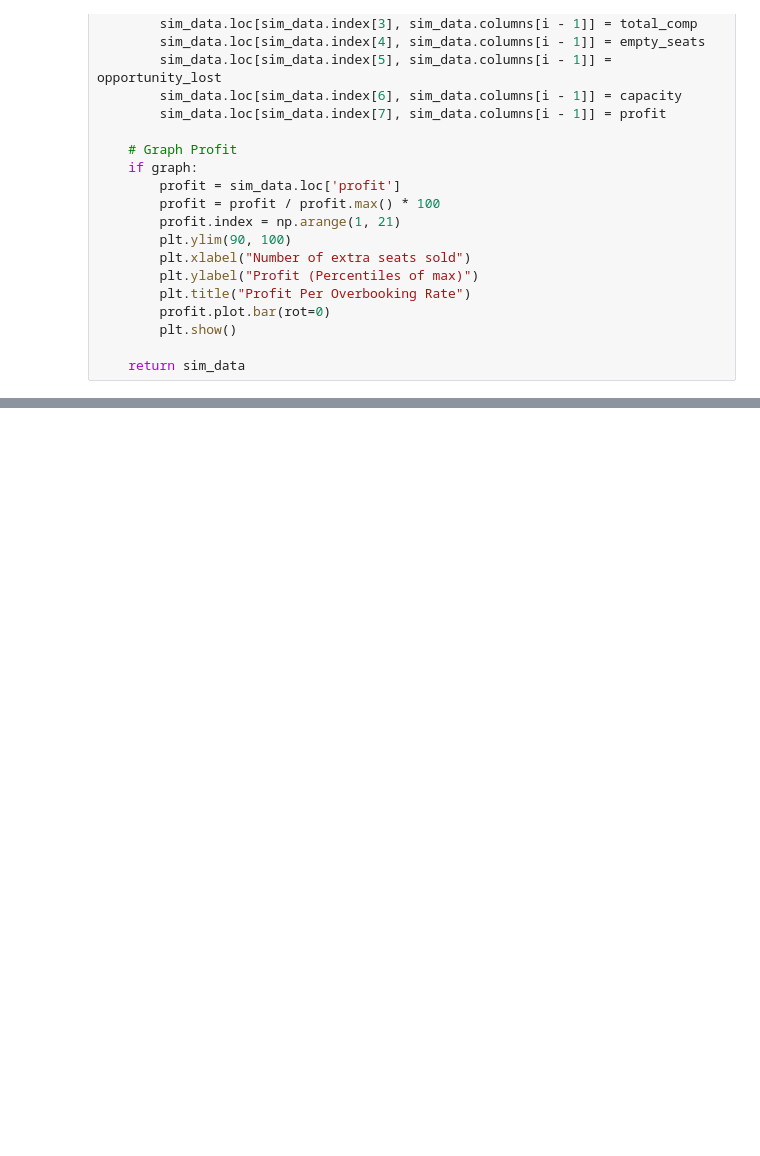
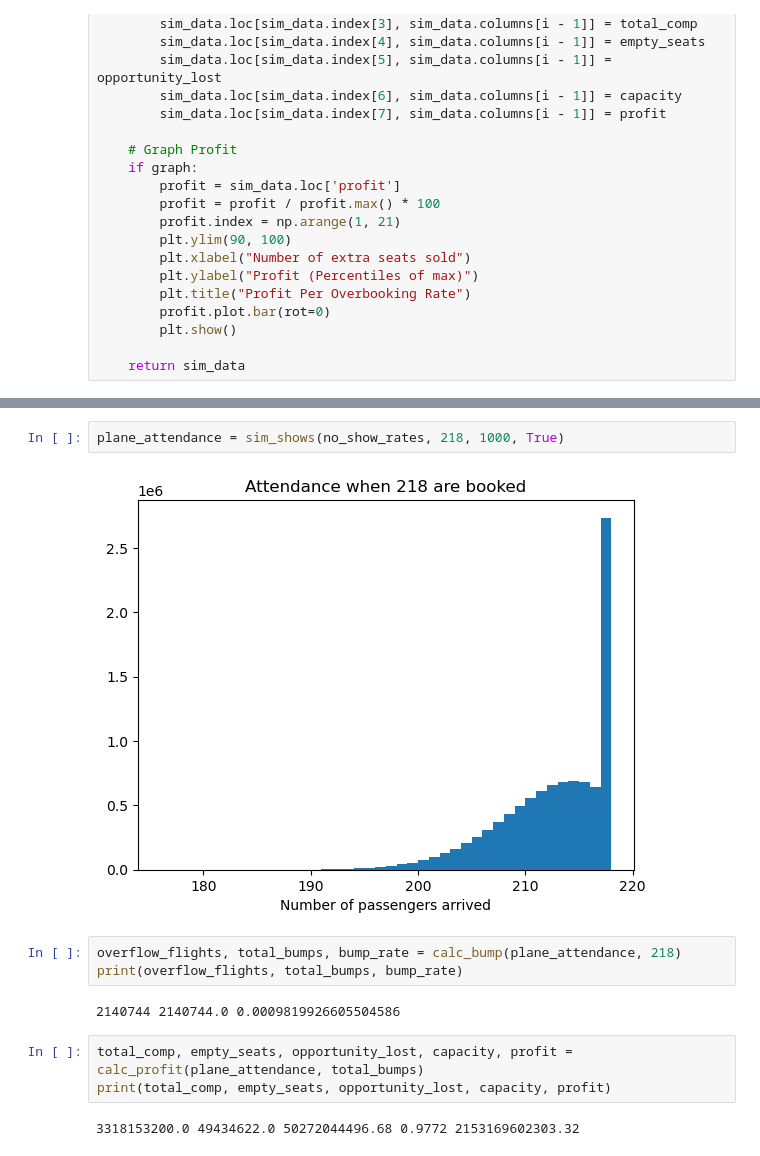
Before and after one commit to RayhanM17/DATA-SCIENCE-NOTEBOOKS, a Jupyter notebook: JN/Airline-booking-note.ipynb, the cells around one changed output, grey strips where cells are left out. Cells and saved outputs as stored; diff of their text form; blank space fills up the shorter version.

```diff
--- a/JN/Airline-booking-note.ipynb
+++ b/JN/Airline-booking-note.ipynb
@@ -120,0 +136,14 @@ plt.show()
+# %%
+plane_attendance = sim_shows(no_show_rates, 218, 1000, True)
+# %% [output]
+[figure, added]
+# %%
+overflow_flights, total_bumps, bump_rate = calc_bump(plane_attendance, 218)
+print(overflow_flights, total_bumps, bump_rate)
+# %% [output]
+2140744 2140744.0 0.0009819926605504586
+# %%
+total_comp, empty_seats, opportunity_lost, capacity, profit = calc_profit(plane_attendance, total_bumps)
+print(total_comp, empty_seats, opportunity_lost, capacity, profit)
+# %% [output]
+3318153200.0 49434622.0 50272044496.68 0.9772 2153169602303.32
```
Also changed, not shown: parts of 5 cells of this notebook, 1 other file.
